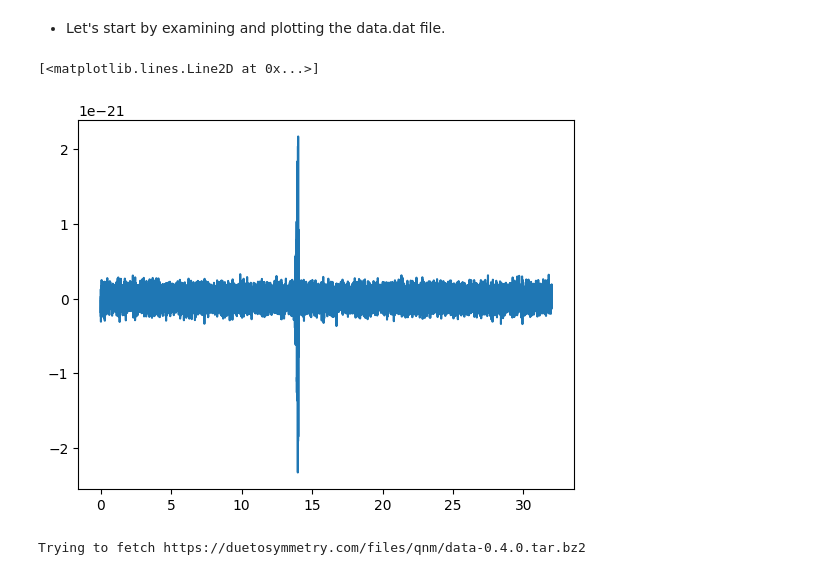
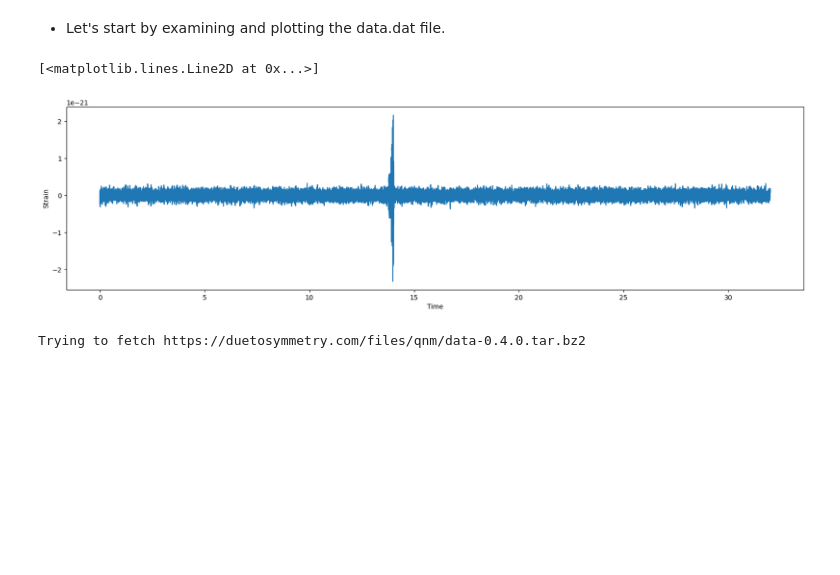
Before and after one commit to JoeyWee1/A5-Gravitational-Waves-QNM-Fitting-CW, a Jupyter notebook: solutions.ipynb, the cells around one changed output. Cells and saved outputs as stored; diff of their text form; code cells hidden in the pictures; blank space fills up the shorter version.

```diff
--- a/solutions.ipynb
+++ b/solutions.ipynb
@@ -6,14 +6,16 @@
 # %%
 import numpy as np
 import matplotlib.pyplot as plt
 
 data = np.loadtxt('data.dat', skiprows=1)
 
-data.shape
-plt.plot(data[:,0], data[:,1])
+fig, ax = plt.subplots(figsize = (20,5))
+ax.set_xlabel("Time")
+ax.set_ylabel("Strain")
+ax.plot(data[:,0], data[:,1])
 # %% [output]
 [<matplotlib.lines.Line2D at 0x...>]
-[figure, old version]
+[figure, new version]
 # %%
 import qnm
 qnm.download_data()
```
